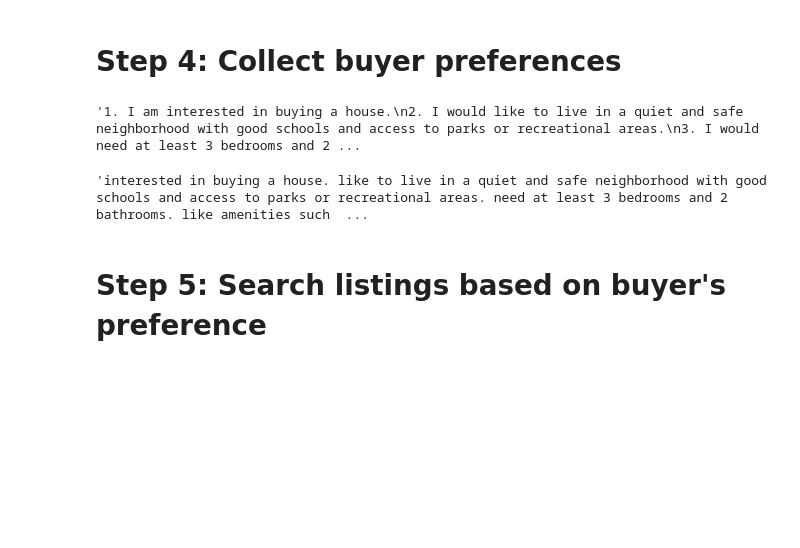
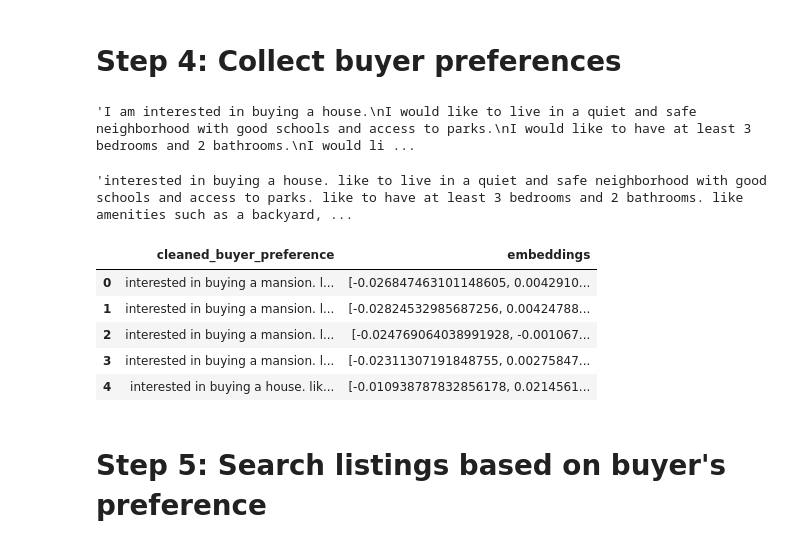
Before and after one commit to wcy41gtc/llm-personalized-real-estate-agent, a Jupyter notebook: AI-real-estate-agent.ipynb, the cells around one changed output. Drawn from its saved outputs; the diff is of its cells as text; code cells hidden in the pictures; blank space fills up the shorter version.

```diff
--- a/AI-real-estate-agent.ipynb
+++ b/AI-real-estate-agent.ipynb
@@ -9,12 +9,11 @@ import random
 import openai
 import re
 from openai import OpenAI
+# %%
+with open('openai_api_key.txt', 'r') as file:
+    openai_api_key = file.read()
+client = OpenAI(api_key=openai_api_key)
 # %%
-
-
-with open('openai_api_key.txt', 'r') as file:
-    openai_api_key = file.read()
-
 prompt = """
 You are a real estate agent, there are many properties on the market for sale, including condo, apartment, house, ranch, and mansion.
 The listing must include: neighborhood name, property type, price, size, number of bedrooms, number of bathrooms, description, neighborhood description.
@@ -34,20 +33,17 @@ Generate a description for a {} listed for sale:
 
 property_types = ["condo", "apartment", "house", "ranch", "mansion"]
 
-def generate_listing_description(openai_api_key, prompt, property_type):
+def generate_listing_description(prompt):
     """
     Using custom prompt to generate property listings
     from gpt-3.5-turbo model.
     """
-    client = OpenAI(
-        api_key=openai_api_key,
-    )
     try:
         response = client.chat.completions.create(
             messages=[
                 {
                     "role": "user",
-                    "content": prompt.format(property_type),
+                    "content": prompt,
                 }
             ],
             model="gpt-3.5-turbo",
@@ -76,7 +72,8 @@ def generate_listings(num_listings, openai_api_key, prompt, property_types):
             "neighborhood description"]
     for i in range(num_listings):
         property_type = random.choice(property_types)
-        listing_str = generate_listing_description(openai_api_key, prompt, property_type).lower()
+        prompt = prompt.format(property_type)
+        listing_str = generate_listing_description(prompt).lower()
         listing_dict = {key: "" for key in keys}
         current_key = None
         for line in listing_str.split('\n'):
@@ -91,6 +88,7 @@ def generate_listings(num_listings, openai_api_key, prompt, property_types):
     return listings_df
 # %%
 # Test generate_listing_description(openai_api_key, prompt)
-response = generate_listing_description(openai_api_key, prompt, "apartment")
+prompt = prompt.format("apartment")
+response = generate_listing_description(prompt)
 response
 # %% [output]
@@ -143,7 +141,3 @@ listings_df.head()
 | 2 | maplewood | apartment | $300,000 | 900 sqft | 2 | 1.0 | ... |
 | 3 | rolling hills estates | ranch | $1,500,000 | 20 acres | 4 | 3.0 | ... |
 | 4 | oakridge heights | condo | $300,000 | 900 sqft | 2 | 1.0 | ... |
-# %%
-# check the length of embeddings
-for i in range(0, len(listings_df)):
-    print(len(listings_df.iloc[i]["ada_embeddings"]))
@@ -286,12 +259,12 @@ def clean_buyer_preference(response):
 response = generate_buyer_preference(average_buyer_prompt)
 response
 # %% [output]
-'1. I am interested in buying a house.\n2. I would like to live in a quiet and safe neighborhood with good schools and access to parks or recreational areas.\n3. I would need at least 3 bedrooms and 2 ...
+'I am interested in buying a house.\nI would like to live in a quiet and safe neighborhood with good schools and access to parks.\nI would like to have at least 3 bedrooms and 2 bathrooms.\nI would li ...
 # %%
 cleaned_response = clean_buyer_preference(response)
 cleaned_response
 # %% [output]
-'interested in buying a house. like to live in a quiet and safe neighborhood with good schools and access to parks or recreational areas. need at least 3 bedrooms and 2 bathrooms. like amenities such  ...
+'interested in buying a house. like to live in a quiet and safe neighborhood with good schools and access to parks. like to have at least 3 bedrooms and 2 bathrooms. like amenities such as a backyard, ...
 # %%
 # Generate 10 buyer preferneces and store them
 num_of_samples = 10
@@ -303,6 +276,15 @@ for i in range(num_of_samples):
     cleaned_response_embedding = get_embedding(cleaned_response)
     buyer_preference_df.loc[i, "cleaned_buyer_preference"] = cleaned_response
     buyer_preference_df.loc[i, "embeddings"] = cleaned_response_embedding
+# %%
+buyer_preference_df.head()
+# %% [output]
+|  | cleaned_buyer_preference | embeddings |
+| 0 | interested in buying a mansion. l... | [-0.026847463101148605, 0.0042910... |
+| 1 | interested in buying a mansion. l... | [-0.02824532985687256, 0.00424788... |
+| 2 | interested in buying a mansion. l... | [-0.024769064038991928, -0.001067... |
+| 3 | interested in buying a mansion. l... | [-0.02311307191848755, 0.00275847... |
+| 4 | interested in buying a house. lik... | [-0.010938787832856178, 0.0214561... |
 # %%
 buyer_preference_df.to_csv("./buyer_preference_embeddings.csv")
 # %% [markdown]
```
Also changed, not shown: parts of 13 cells of this notebook, 11 other files.
